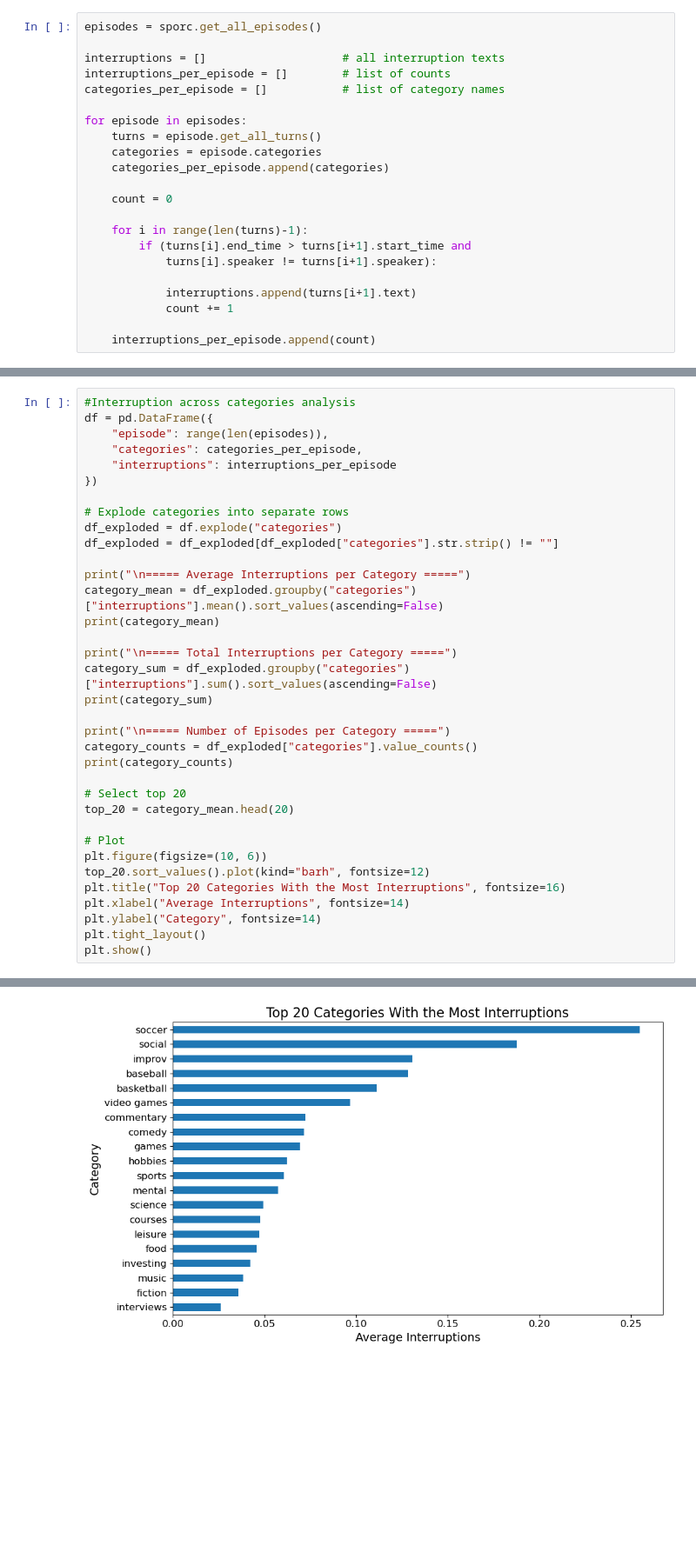
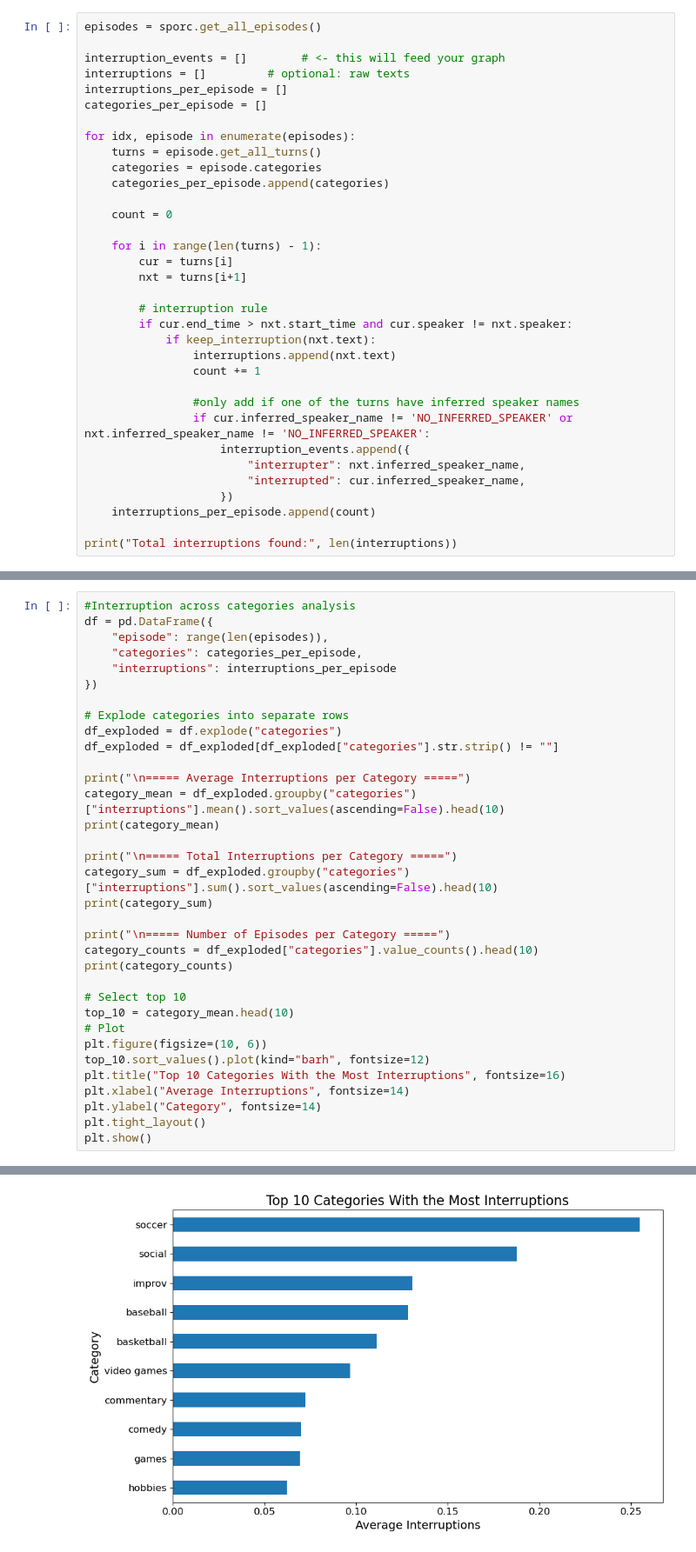
Before and after one commit to au-nlp/project-milestone-p2-group4, a Jupyter notebook: interruptions.ipynb, the cells around one changed output, grey strips where cells are left out. Shown at 87% size. Saved outputs shown, nothing was run; the diff lists cells and outputs as text; blank space fills up the shorter version.

Commit message:
More plots, better pipelines

```diff
--- a/interruptions.ipynb
+++ b/interruptions.ipynb
@@ -49,22 +72,34 @@ INFO:helpers.sporc.dataset:Final dataset: 1,826 podcasts, 10,000 episodes
 # %%
 episodes = sporc.get_all_episodes()
 
-interruptions = []                    # all interruption texts
-interruptions_per_episode = []        # list of counts
-categories_per_episode = []           # list of category names
+interruption_events = []        # <- this will feed your graph
+interruptions = []         # optional: raw texts
+interruptions_per_episode = []
+categories_per_episode = []
 
-for episode in episodes:
+for idx, episode in enumerate(episodes):
     turns = episode.get_all_turns()
     categories = episode.categories
     categories_per_episode.append(categories)
 
     count = 0
 
-    for i in range(len(turns)-1):
-        if (turns[i].end_time > turns[i+1].start_time and
-            turns[i].speaker != turns[i+1].speaker):
+    for i in range(len(turns) - 1):
+        cur = turns[i]
+        nxt = turns[i+1]
 
-            interruptions.append(turns[i+1].text)
-            count += 1
+        # interruption rule
+        if cur.end_time > nxt.start_time and cur.speaker != nxt.speaker:
+            if keep_interruption(nxt.text):
+                interruptions.append(nxt.text)
+                count += 1
 
+                #only add if one of the turns have inferred speaker names
+                if cur.inferred_speaker_name != 'NO_INFERRED_SPEAKER' or nxt.inferred_speaker_name != 'NO_INFERRED_SPEAKER':
+                    interruption_events.append({
+                        "interrupter": nxt.inferred_speaker_name,
+                        "interrupted": cur.inferred_speaker_name,
+                    })
     interruptions_per_episode.append(count)
+
+print("Total interruptions found:", len(interruptions))
@@ -100,24 +139,23 @@ df_exploded = df.explode("categories")
 df_exploded = df_exploded[df_exploded["categories"].str.strip() != ""]
 
 print("\n===== Average Interruptions per Category =====")
-category_mean = df_exploded.groupby("categories")["interruptions"].mean().sort_values(ascending=False)
+category_mean = df_exploded.groupby("categories")["interruptions"].mean().sort_values(ascending=False).head(10)
 print(category_mean)
 
 print("\n===== Total Interruptions per Category =====")
-category_sum = df_exploded.groupby("categories")["interruptions"].sum().sort_values(ascending=False)
+category_sum = df_exploded.groupby("categories")["interruptions"].sum().sort_values(ascending=False).head(10)
 print(category_sum)
 
 print("\n===== Number of Episodes per Category =====")
-category_counts = df_exploded["categories"].value_counts()
+category_counts = df_exploded["categories"].value_counts().head(10)
 print(category_counts)
 
-# Select top 20
-top_20 = category_mean.head(20)
-
+# Select top 10
+top_10 = category_mean.head(10)
 # Plot
 plt.figure(figsize=(10, 6))
-top_20.sort_values().plot(kind="barh", fontsize=12)
-plt.title("Top 20 Categories With the Most Interruptions", fontsize=16)
+top_10.sort_values().plot(kind="barh", fontsize=12)
+plt.title("Top 10 Categories With the Most Interruptions", fontsize=16)
 plt.xlabel("Average Interruptions", fontsize=14)
 plt.ylabel("Category", fontsize=14)
 plt.tight_layout()
@@ -143 +181 @@ Name: count, Length: 99, dtype: int64
-[figure, old version]
+[figure, new version]
```
Also changed, not shown: parts of 16 cells of this notebook.
